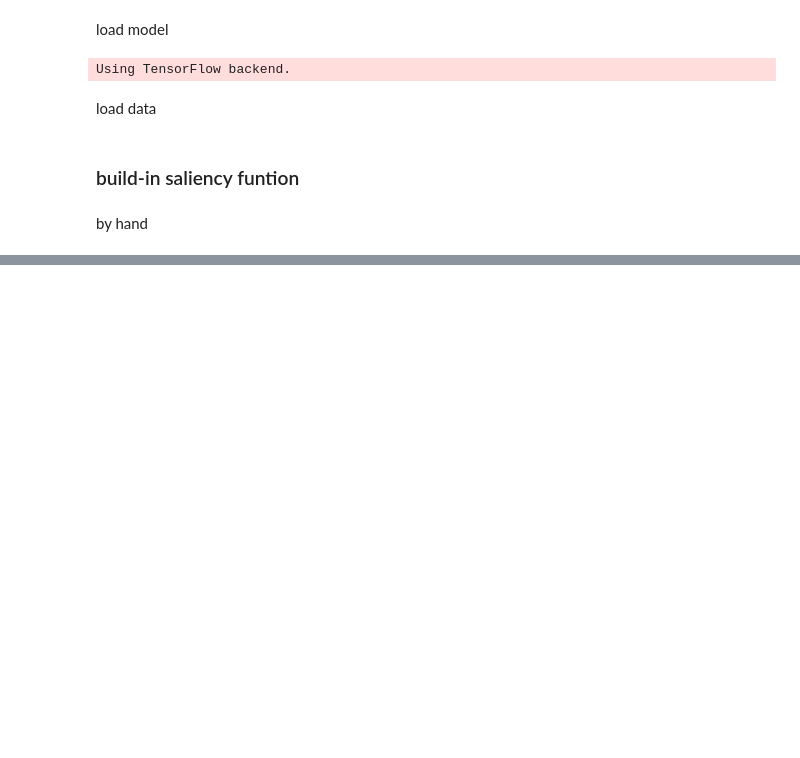
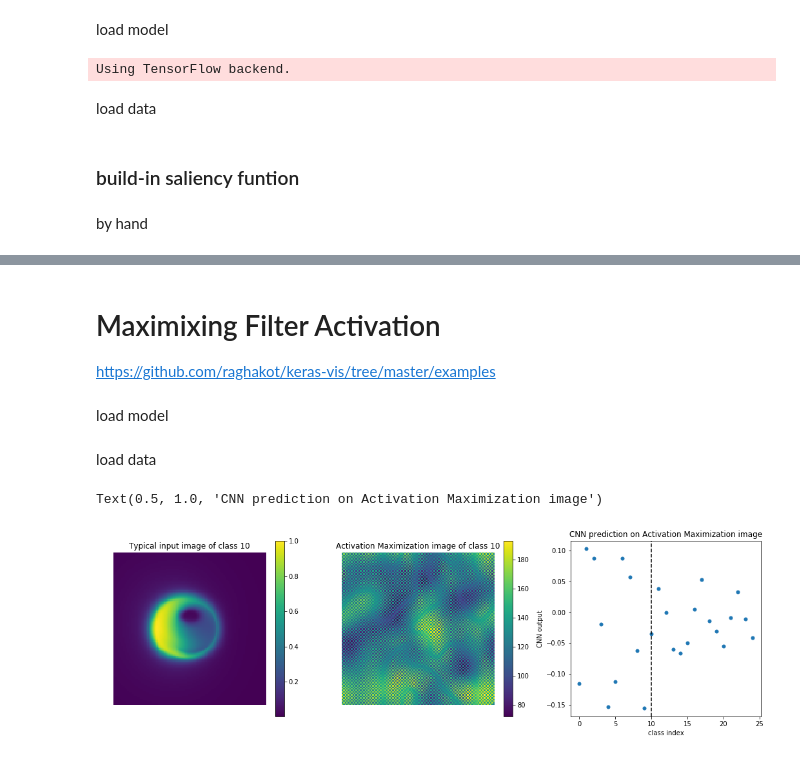
Before and after one commit to iwahle/CS101, a Jupyter notebook: grid_saliency.ipynb, the cells around one changed output, grey strips where cells are left out. Cells and saved outputs as stored; diff of their text form; code cells hidden in the pictures; blank space fills up the shorter version.

Commit message:
activation max

```diff
--- a/grid_saliency.ipynb
+++ b/grid_saliency.ipynb
@@ -112,0 +129,3 @@ for i, seed_idx in enumerate(idxs):
+# %% [markdown]
+# Maximixing Filter Activation
+https://github.com/raghakot/keras-vis/tree/master/examples
@@ -112,0 +136,2 @@ for i, seed_idx in enumerate(idxs):
+# %% [markdown]
+load model
@@ -112,0 +154,13 @@ for i, seed_idx in enumerate(idxs):
+# %% [markdown]
+load data
+# %%
+X_data = np.load("X_data.npy")
+y_data = np.load("y_data.npy")
+X = np.zeros((X_data.shape[0], X_data.shape[1], X_data.shape[2], 1))
+X[:,:,:,0] = X_data
+y2d = y_data.copy()
+y2d[:,0] = y_data[:,0]//20
+idx = np.where(y2d[:,0]==5)[0]
+y2d[idx,0] = 4
+y2d[:,1] = y_data[:,1]//20
+y = y2d[:,1]*5 + y2d[:,0]
@@ -112,0 +172,27 @@ for i, seed_idx in enumerate(idxs):
+# %%
+filter_idx = 10
+img = visualize_activation(model, -1,
+                           filter_indices=filter_idx,
+                            input_modifiers=[Jitter(16)])
+avg_idx =np.mean(y_data[np.where(y==filter_idx)[0],:], axis=0, dtype=int)
+idx = np.where(np.logical_and(y_data[:,0] == avg_idx[0], y_data[:,1] == avg_idx[1]))[0][0]
+
+fig, ax = plt.subplots(1,3,figsize=(18,5))
+p=ax[0].imshow(X[idx].reshape(100,100)/np.max(X))
+ax[0].axis('off')
+ax[0].set_title('Typical input image of class %d'%filter_idx)
+cbar = fig.colorbar(p,ax=ax[0])
+
+p=ax[1].imshow(img[...,0])
+ax[1].axis('off')
+ax[1].set_title('Activation Maximization image of class %d'%filter_idx)
+cbar = fig.colorbar(p,ax=ax[1])
+
+ax[2].plot(model.predict(img[np.newaxis,...])[0],'.',markersize=10)
+ax[2].axvline(filter_idx, color='k', ls='--')
+ax[2].set_xlabel('class index')
+ax[2].set_ylabel('CNN output')
+ax[2].set_title('CNN prediction on Activation Maximization image')
+# %% [output]
+Text(0.5, 1.0, 'CNN prediction on Activation Maximization image')
+[figure, added]
```
Also changed, not shown: parts of 13 cells of this notebook, 5 other files.
